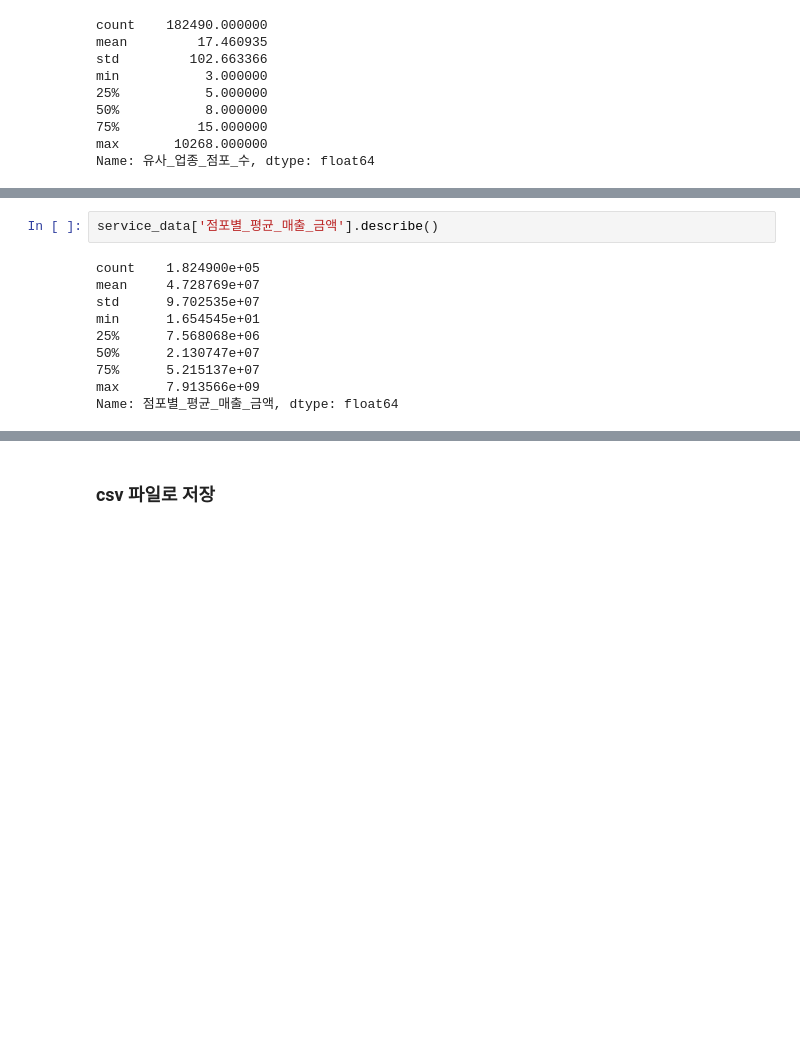
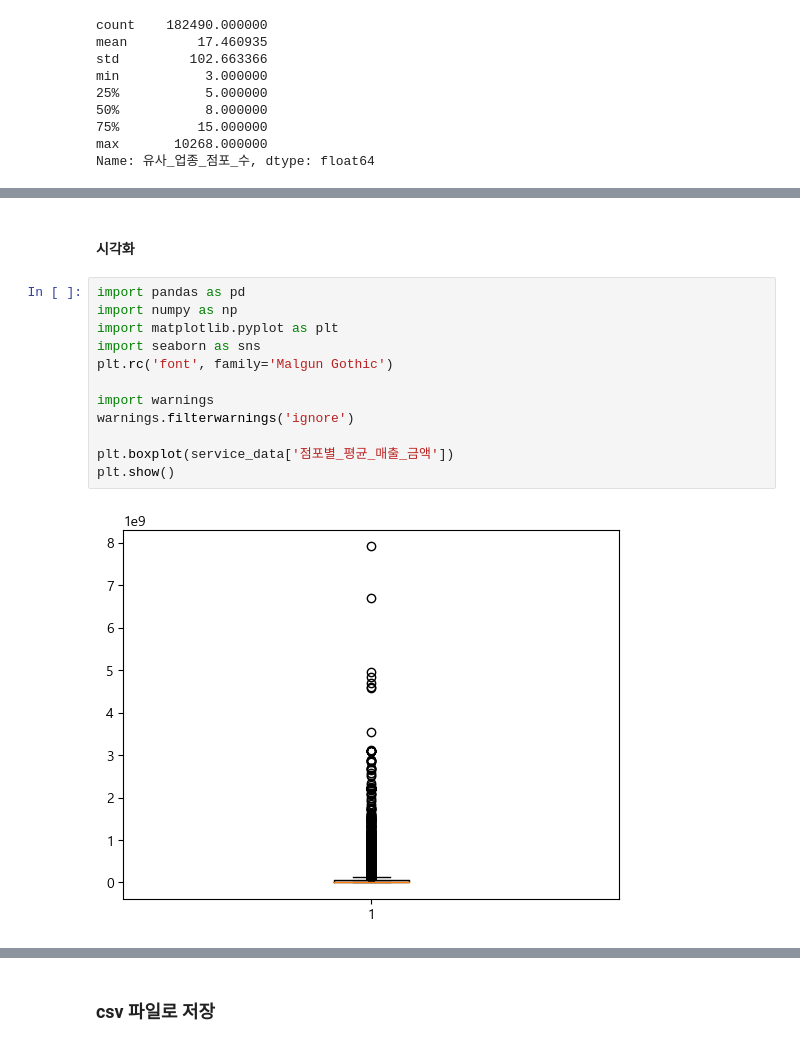
Before and after one commit to KT-AIvle-4th-Big-Project-Team2/SAI, a Jupyter notebook: Modeling/data cleansing_상권.ipynb, the cells around one changed output, grey strips where cells are left out. Drawn from its saved outputs; the diff is of its cells as text; blank space fills up the shorter version.

```diff
--- a/Modeling/data cleansing_상권.ipynb
+++ b/Modeling/data cleansing_상권.ipynb
@@ -975,12 +975,16 @@ See the caveats in the documentation: https://pandas.pydata.org/pandas-docs/stab
-# %%
-service_data['점포별_평균_매출_금액'].describe()
-# %% [output]
-count    1.824900e+05
-mean     4.728769e+07
-std      9.702535e+07
-min      1.654545e+01
-25%      7.568068e+06
-50%      2.130747e+07
-75%      5.215137e+07
-max      7.913566e+09
-Name: 점포별_평균_매출_금액, dtype: float64
+# %% [markdown]
+#### 시각화
+# %%
+import pandas as pd
+import numpy as np
+import matplotlib.pyplot as plt
+import seaborn as sns
+plt.rc('font', family='Malgun Gothic')
+
+import warnings
+warnings.filterwarnings('ignore')
+
+plt.boxplot(service_data['점포별_평균_매출_금액'])
+plt.show()
+# %% [output]
+[figure, added]
```
Also changed, not shown: parts of 7 cells of this notebook.
